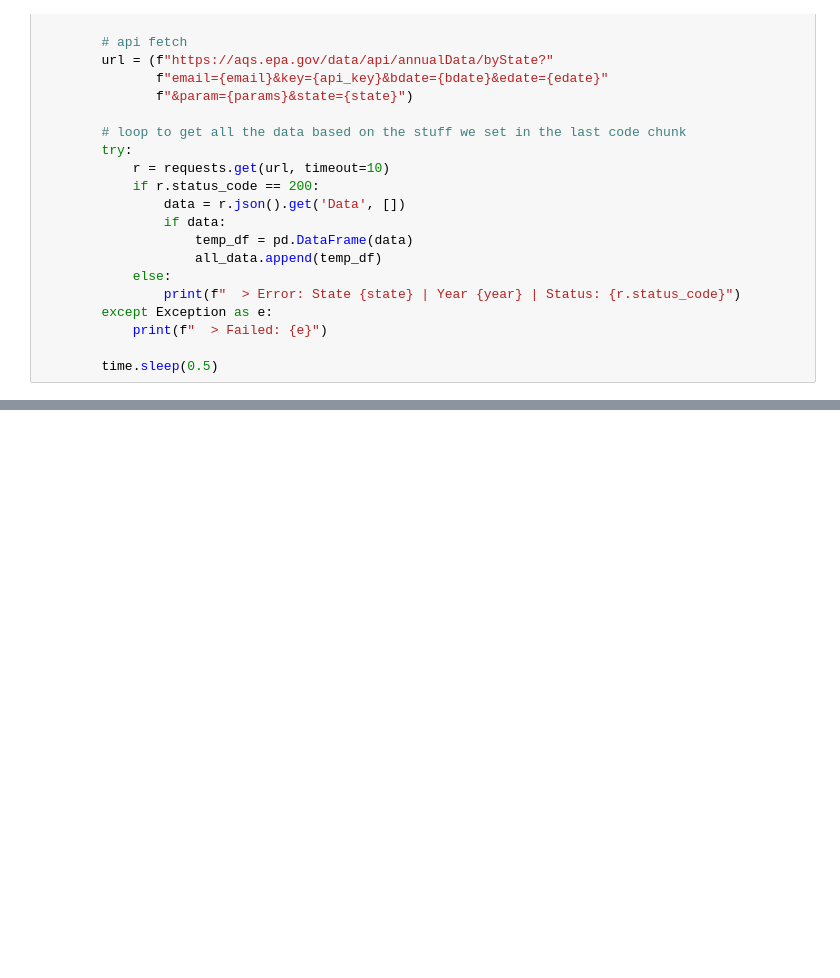
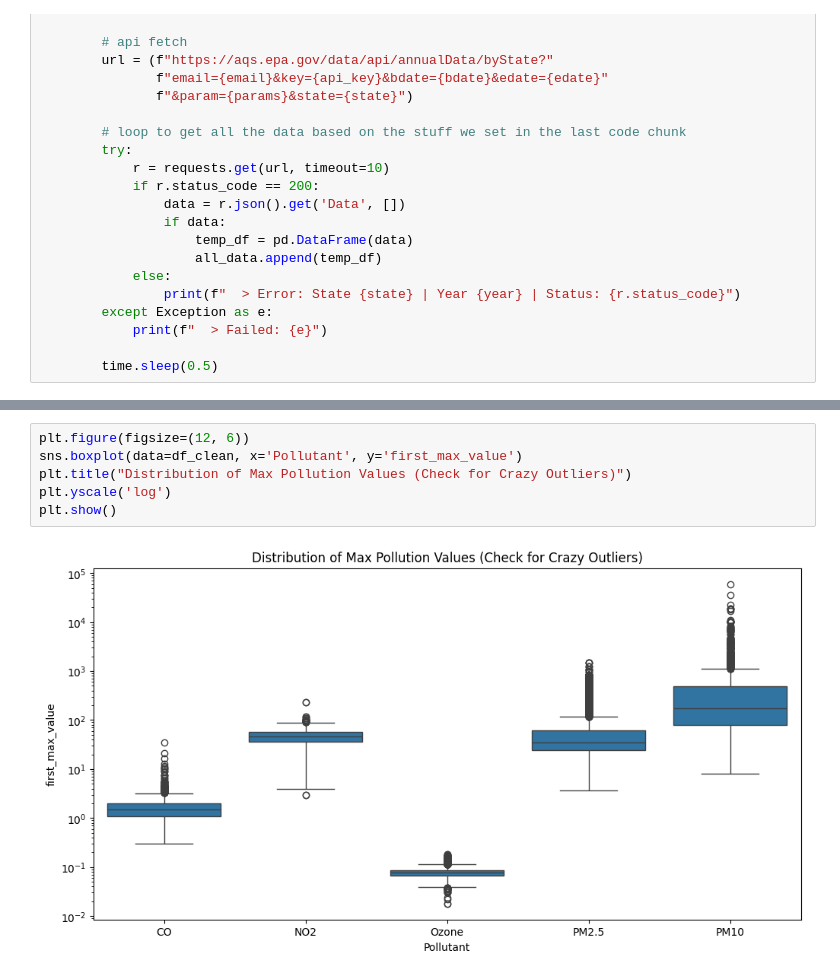
Before and after one commit to sophwa-ssw/DubsTech_Datathon_2026, a Jupyter notebook: Data_Cleaning.ipynb, the cells around one changed output, grey strips where cells are left out. Cells and saved outputs as stored; diff of their text form; blank space fills up the shorter version.

```diff
--- a/Data_Cleaning.ipynb
+++ b/Data_Cleaning.ipynb
@@ -109,0 +99,8 @@ print(df_clean.head())
+# %%
+plt.figure(figsize=(12, 6))
+sns.boxplot(data=df_clean, x='Pollutant', y='first_max_value')
+plt.title("Distribution of Max Pollution Values (Check for Crazy Outliers)")
+plt.yscale('log')
+plt.show()
+# %% [output]
+[figure, added]
```
Also changed, not shown: parts of 6 cells of this notebook.
